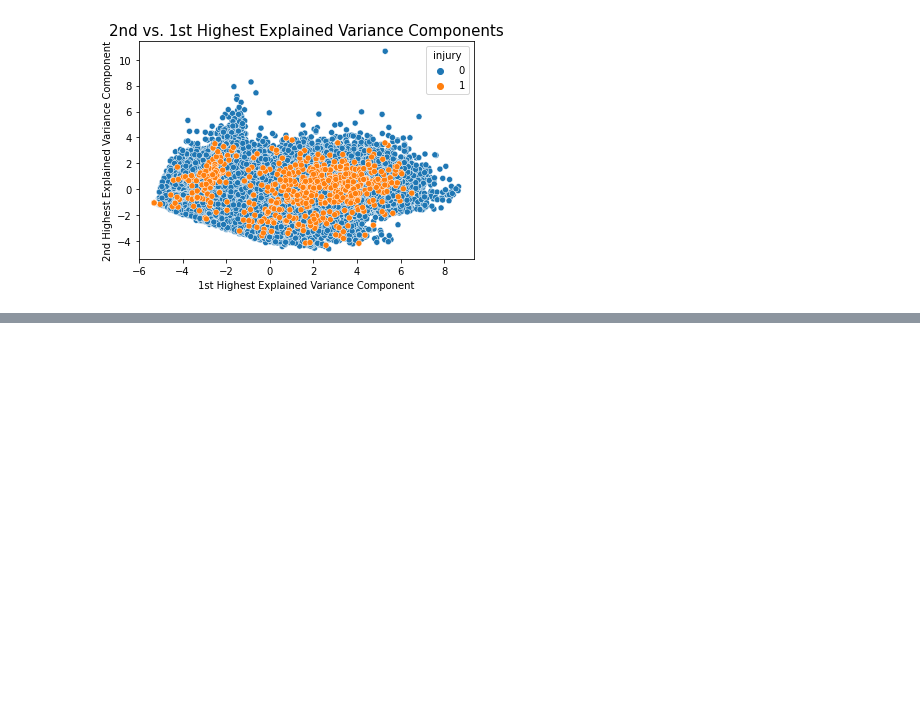
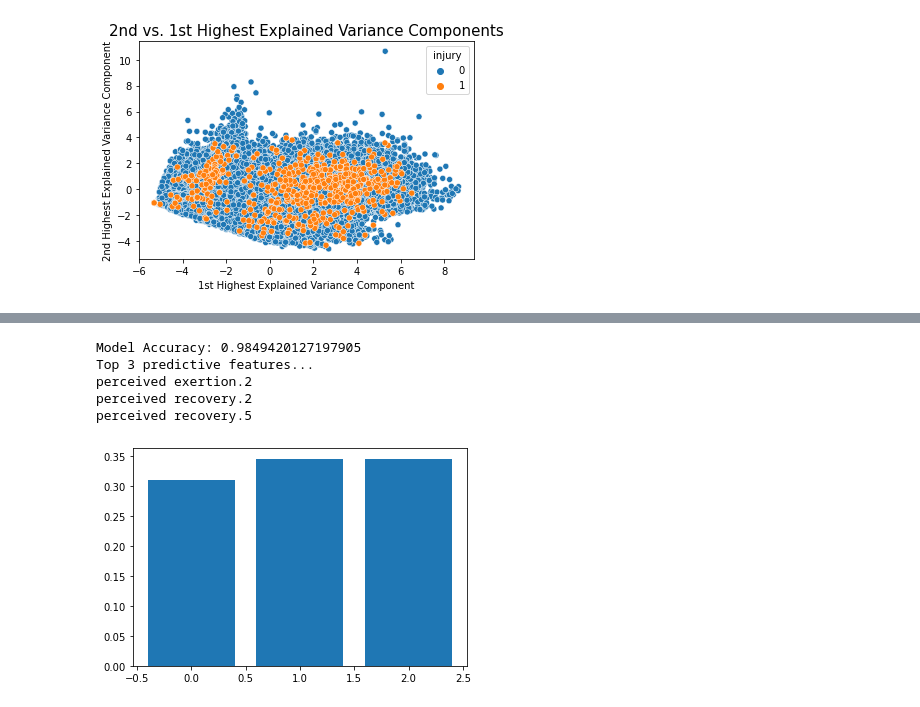
Before and after one commit to ryn8raun248/TrainingTrainers, a Jupyter notebook: final_project_notebook.ipynb, the cells around one changed output, grey strips where cells are left out. Drawn from its saved outputs; the diff is of its cells as text; code cells hidden in the pictures; blank space fills up the shorter version.

```diff
--- a/final_project_notebook.ipynb
+++ b/final_project_notebook.ipynb
@@ -555,0 +451,44 @@ Estimator: Random Forest
+# %%
+day_data_new = day_data[['perceived recovery.5', 'perceived recovery.2', 'perceived exertion.2', 'injury']].copy()
+df_train, df_test = train_test_split(day_data_new, stratify=day_data_new["injury"], random_state=42)
+y_train = df_train["injury"]
+y_test = df_test["injury"]
+X_train = df_train.drop(columns='injury')
+X_test = df_test.drop(columns='injury')
+# %%
+nums = {}
+model = RandomForestClassifier()
+model.fit(X_train, y_train)
+# get importance
+importance = model.feature_importances_
+
+y_pred_rf2=model.predict(X_test)
+
+# Model Accuracy, how often is the classifier correct?
+print("Model Accuracy:",metrics.accuracy_score(y_test, y_pred_rf2))
+
+# summarize feature importance
+for i,v in enumerate(importance):
+#     print('Feature: %0d, Score: %.5f' % (i,v))
+    nums[i] = v
+
+
+print('Top 3 predictive features...')
+
+for x in range(0,3):
+    max_key = max(nums, key=nums.get)
+    colname = day_data_new.columns[max_key]
+    print(colname)
+    del nums[max_key]
+
+
+# plot feature importance
+pyplot.bar([x for x in range(len(importance))], importance)
+pyplot.show()
+# %% [output]
+Model Accuracy: 0.9849420127197905
+Top 3 predictive features...
+perceived exertion.2
+perceived recovery.2
+perceived recovery.5
+[figure, added]
```
Also changed, not shown: parts of 20 cells of this notebook.
